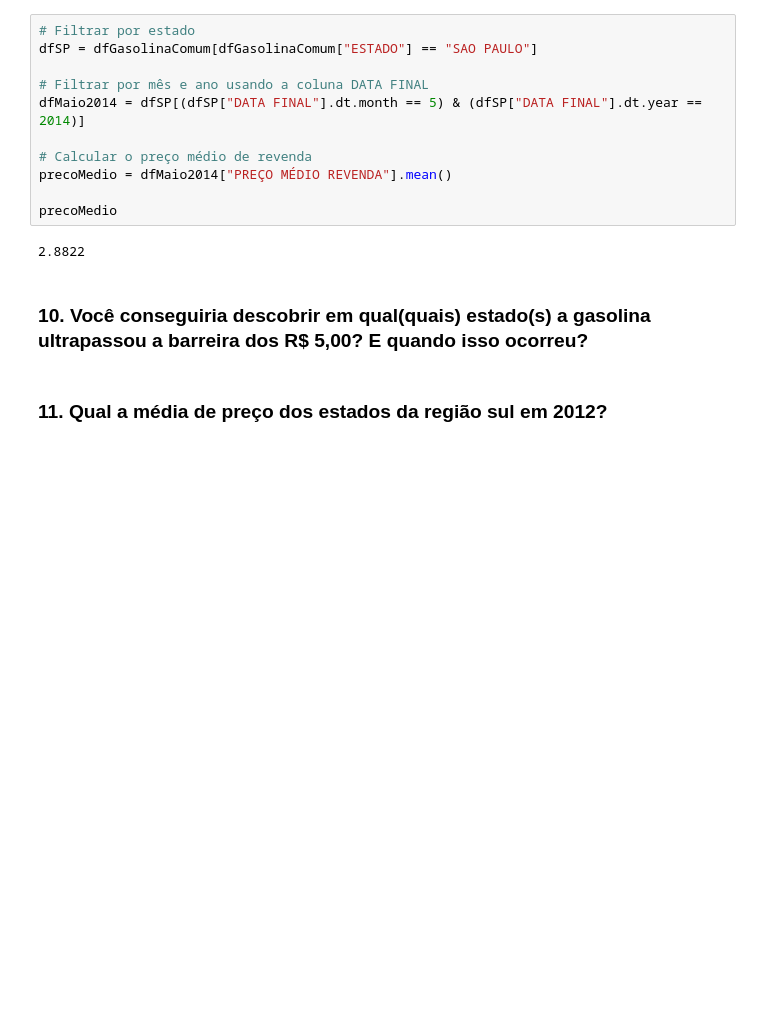
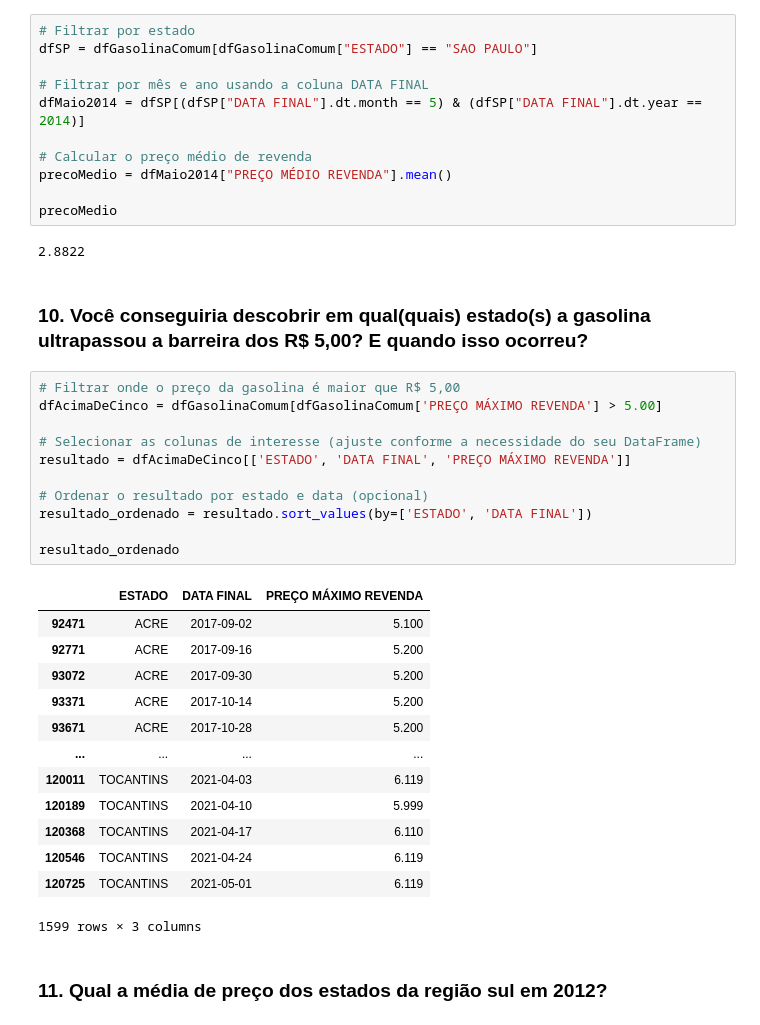
Before and after one commit to profmatheuspassos/analise-dados-pandas-sql, a Jupyter notebook: 4-analise-precos-gasolina-BR/exercicios-pandas.ipynb, the cells around one changed output. Saved outputs shown, nothing was run; the diff lists cells and outputs as text; blank space fills up the shorter version.

```diff
--- a/4-analise-precos-gasolina-BR/exercicios-pandas.ipynb
+++ b/4-analise-precos-gasolina-BR/exercicios-pandas.ipynb
@@ -187,5 +187,30 @@ precoMedio
 2.8822
 # %% [markdown]
 ### 10. Você conseguiria descobrir em qual(quais) estado(s) a gasolina ultrapassou a barreira dos R$ 5,00? E quando isso ocorreu?
+# %%
+# Filtrar onde o preço da gasolina é maior que R$ 5,00
+dfAcimaDeCinco = dfGasolinaComum[dfGasolinaComum['PREÇO MÁXIMO REVENDA'] > 5.00]
+
+# Selecionar as colunas de interesse (ajuste conforme a necessidade do seu DataFrame)
+resultado = dfAcimaDeCinco[['ESTADO', 'DATA FINAL', 'PREÇO MÁXIMO REVENDA']]
+
+# Ordenar o resultado por estado e data (opcional)
+resultado_ordenado = resultado.sort_values(by=['ESTADO', 'DATA FINAL'])
+
+resultado_ordenado
+# %% [output]
+|  | ESTADO | DATA FINAL | PREÇO MÁXIMO REVENDA |
+| 92471 | ACRE | 2017-09-02 | 5.100 |
+| 92771 | ACRE | 2017-09-16 | 5.200 |
+| 93072 | ACRE | 2017-09-30 | 5.200 |
+| 93371 | ACRE | 2017-10-14 | 5.200 |
+| 93671 | ACRE | 2017-10-28 | 5.200 |
+| ... | ... | ... | ... |
+| 120011 | TOCANTINS | 2021-04-03 | 6.119 |
+| 120189 | TOCANTINS | 2021-04-10 | 5.999 |
+| 120368 | TOCANTINS | 2021-04-17 | 6.110 |
+| 120546 | TOCANTINS | 2021-04-24 | 6.119 |
+| 120725 | TOCANTINS | 2021-05-01 | 6.119 |
+1599 rows × 3 columns
 # %% [markdown]
 ### 11. Qual a média de preço dos estados da região sul em 2012?
```
Also changed, not shown: parts of 1 cell of this notebook.
